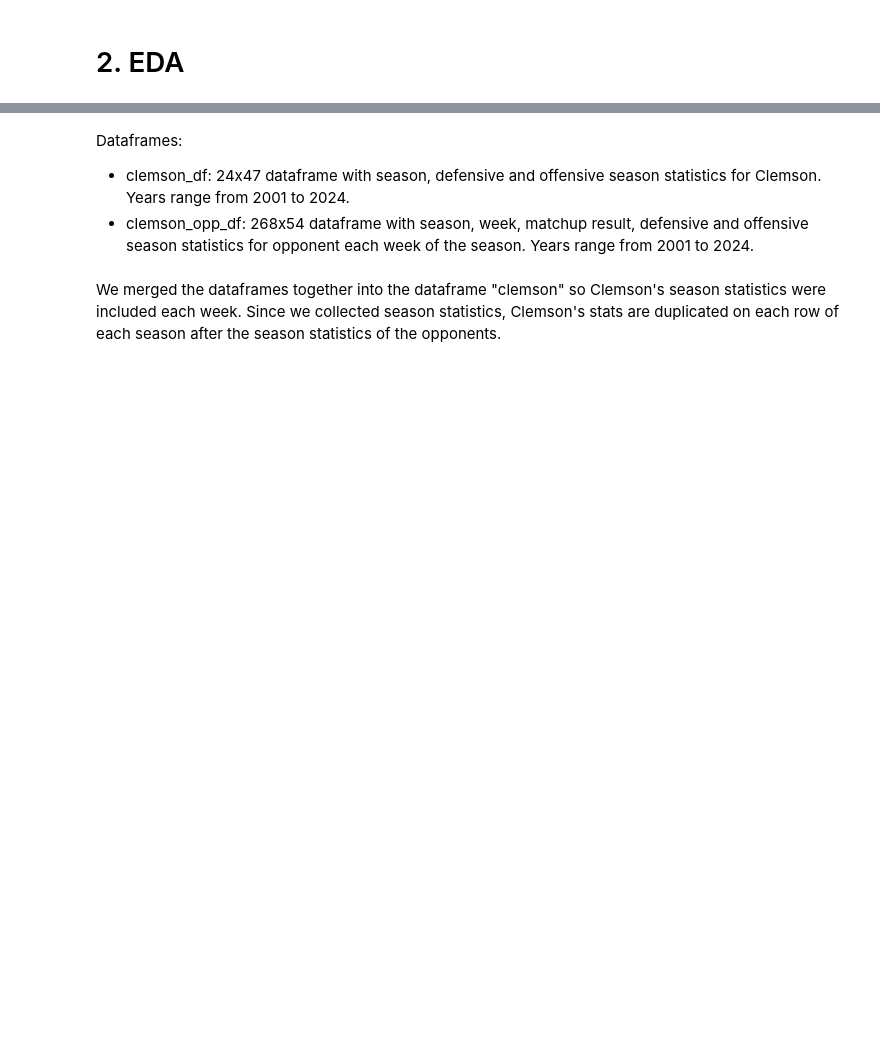
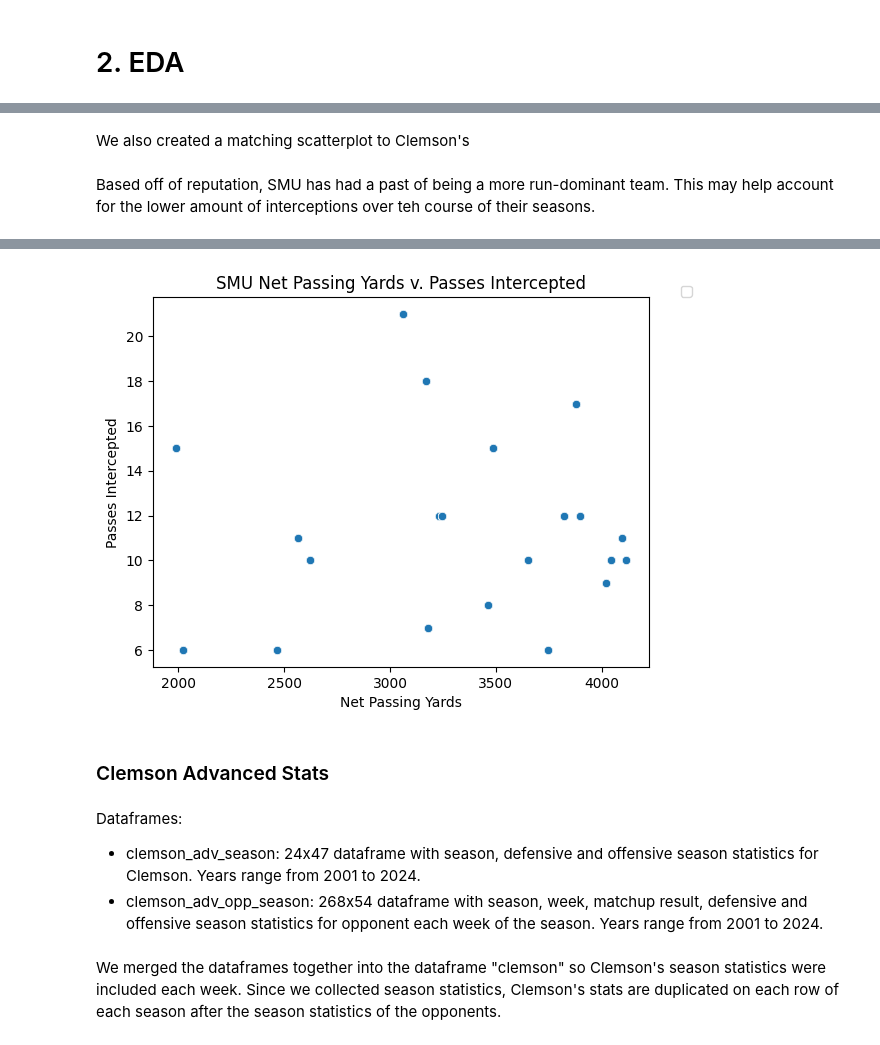
Before and after one commit to rze7ud/DS3001_Final_Project, a Jupyter notebook: Analysis.ipynb, the cells around one changed output, grey strips where cells are left out. Cells and saved outputs as stored; diff of their text form; code cells hidden in the pictures; blank space fills up the shorter version.

```diff
--- a/Analysis.ipynb
+++ b/Analysis.ipynb
@@ -38,0 +110,12 @@ clemson_opp_df = pd.read_csv("/content/DS3001_Final_Project/data/clemson_opp_200
+# %% [markdown]
+We also created a matching scatterplot to Clemson's  \
+\
+Based off of reputation, SMU has had a past of being a more run-dominant team. This may help account for the lower amount of interceptions over teh course of their seasons.
+# %%
+sns.scatterplot(data=smu_season, x='netPassingYards', y='passesIntercepted')
+plt.legend(bbox_to_anchor=(1.1, 1.05))
+plt.title('SMU Net Passing Yards v. Passes Intercepted')
+plt.xlabel('Net Passing Yards')
+plt.ylabel('Passes Intercepted')
+plt.show()
+# %% [output]
@@ -38,0 +123,3 @@ clemson_opp_df = pd.read_csv("/content/DS3001_Final_Project/data/clemson_opp_200
+[figure, added]
+# %% [markdown]
+### Clemson Advanced Stats
@@ -39,6 +130,6 @@ clemson_opp_df = pd.read_csv("/content/DS3001_Final_Project/data/clemson_opp_200
 # %% [markdown]
 Dataframes:
 
-* clemson_df: 24x47 dataframe with season, defensive and offensive season statistics for Clemson. Years range from 2001 to 2024.
-* clemson_opp_df: 268x54 dataframe with season, week, matchup result, defensive and offensive season statistics for opponent each week of the season. Years range from 2001 to 2024.
+* clemson_adv_season: 24x47 dataframe with season, defensive and offensive season statistics for Clemson. Years range from 2001 to 2024.
+* clemson_adv_opp_season: 268x54 dataframe with season, week, matchup result, defensive and offensive season statistics for opponent each week of the season. Years range from 2001 to 2024.
 # %%
```
Also changed, not shown: parts of 54 cells of this notebook.
